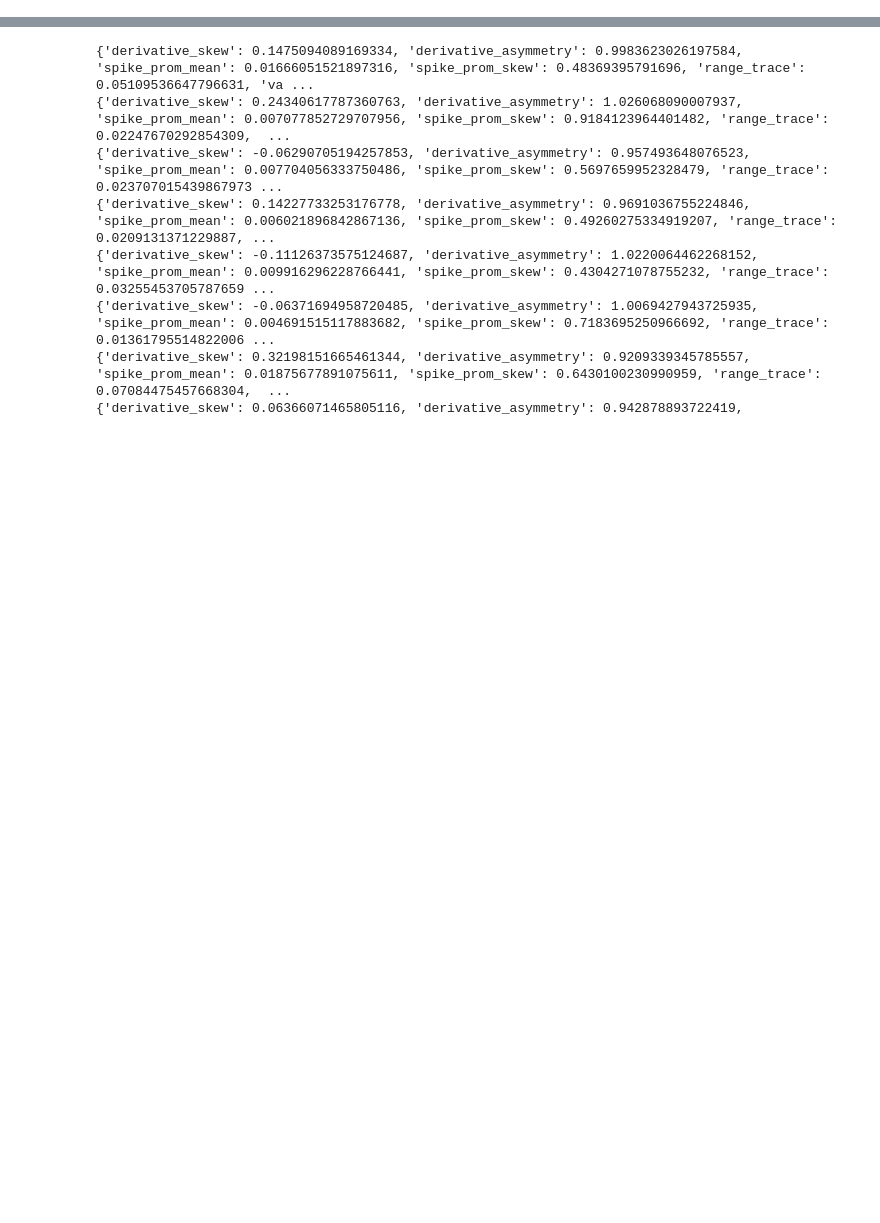
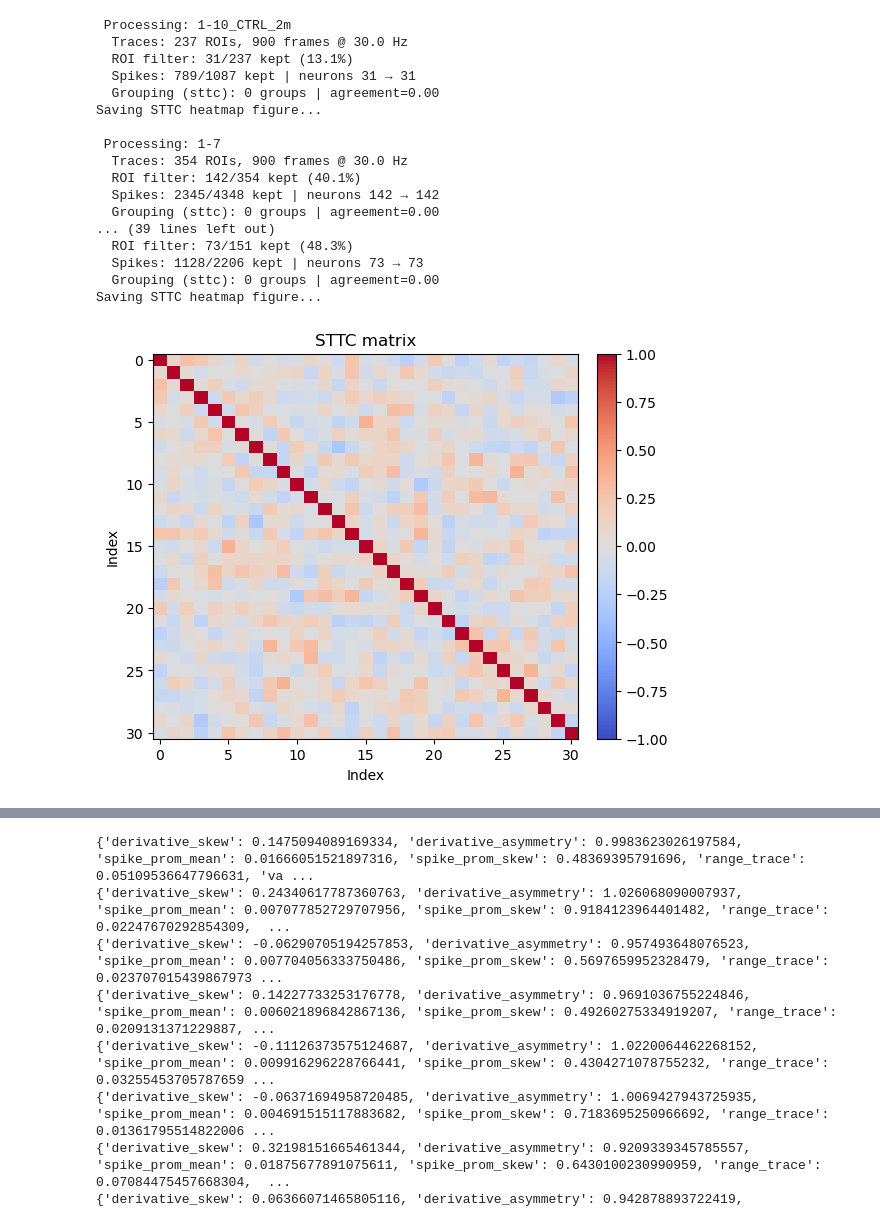
Before and after one commit to EyeResearcher/GCaMP-analysis, a Jupyter notebook: notebooks/pipeline.ipynb, the cells around one changed output, grey strips where cells are left out. Drawn from its saved outputs; the diff is of its cells as text; code cells hidden in the pictures; blank space fills up the shorter version.

Commit message:
finalized rough draft of experiment tree

```diff
--- a/notebooks/pipeline.ipynb
+++ b/notebooks/pipeline.ipynb
@@ -13,6 +18,10 @@ from pipeline.io_handlers import save_filtered_suite2p, visualize_neuron_groups
 # %%
 config_path = PROJECT_ROOT / "config" / "notebook_config.yaml"
-with open(config_path, 'r') as f:
-        config = yaml.safe_load(f)
-
-models = load_models(config)
+config = load_config(config_path)
+spike_classifier = load_model(config["models"], which ="spike")
+roi_classifier = load_model(config["models"], which ="roi")
+models = {
+    "spike_classifier": spike_classifier,
+    "roi_classifier": roi_classifier
+}
+runner = build_runner(config)
@@ -26,0 +28,4 @@ Failed to load Cascade model from Cascade/Pretrained_models with name Global_EXC
+# %%
+builder = ExperimentTreeBuilder(is_video_dir=is_video_dir)
+tree = builder.build(Path(r"C:\Users\mzinn1\Desktop\test_tree\ex345"))
+print_tree(tree)
@@ -26,0 +48,23 @@ Failed to load Cascade model from Cascade/Pretrained_models with name Global_EXC
+# %%
+experiment_root = r"C:\Users\mzinn1\Desktop\test_tree\ex345"
+processor = ExperimentProcessor(runner=runner, models=models, config=config, output_root=experiment_root)
+processor.process_tree(tree, verbose=True)
+# %% [output]
+ Processing: 1-10_CTRL_2m
+  Traces: 237 ROIs, 900 frames @ 30.0 Hz
+  ROI filter: 31/237 kept (13.1%)
+  Spikes: 789/1087 kept | neurons 31 → 31
+  Grouping (sttc): 0 groups | agreement=0.00
+Saving STTC heatmap figure...
+
+ Processing: 1-7
+  Traces: 354 ROIs, 900 frames @ 30.0 Hz
+  ROI filter: 142/354 kept (40.1%)
+  Spikes: 2345/4348 kept | neurons 142 → 142
+  Grouping (sttc): 0 groups | agreement=0.00
+... (39 lines left out)
+  ROI filter: 73/151 kept (48.3%)
+  Spikes: 1128/2206 kept | neurons 73 → 73
+  Grouping (sttc): 0 groups | agreement=0.00
+Saving STTC heatmap figure...
+[figure, added]
```
Also changed, not shown: parts of 5 cells of this notebook, 12 other files.
